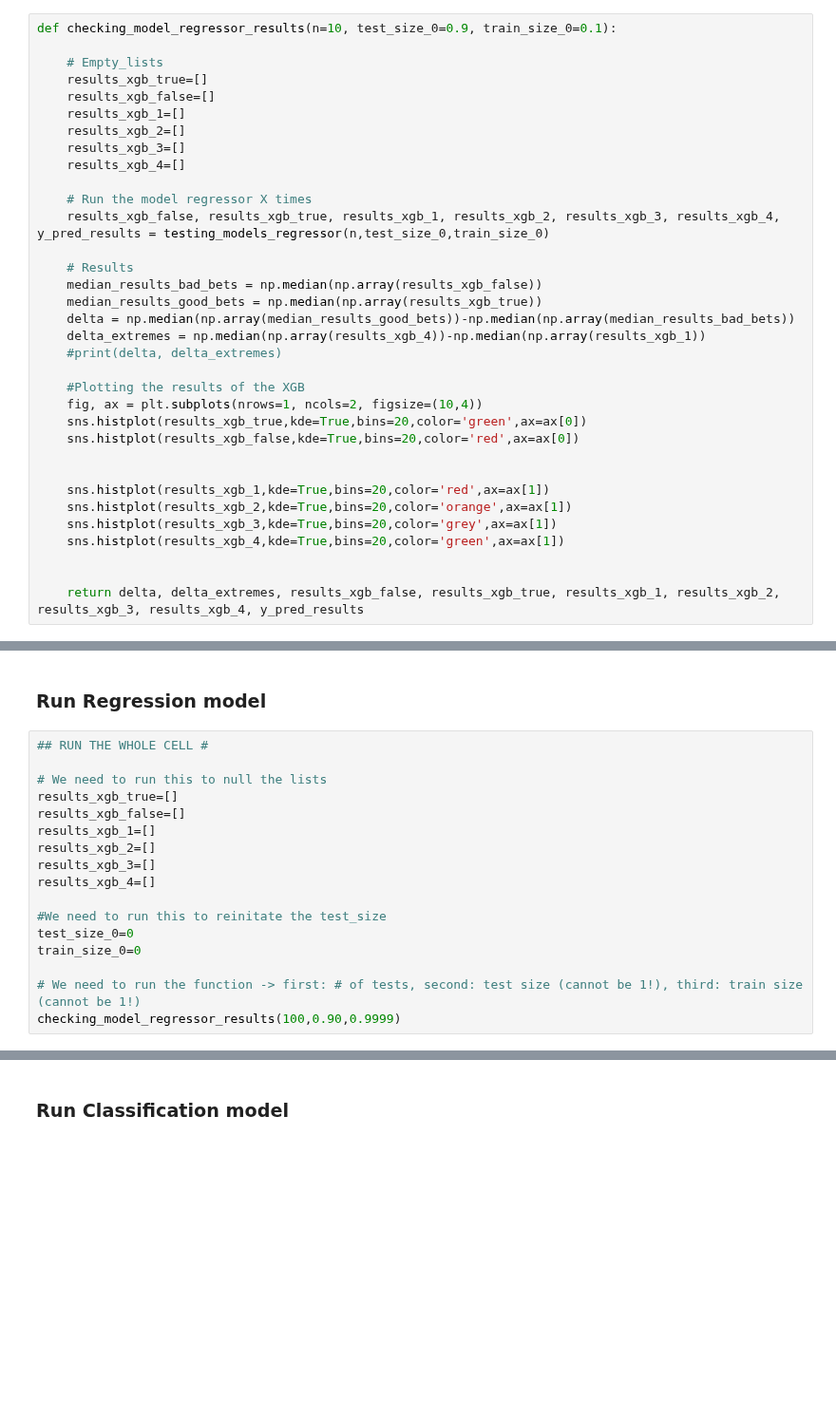
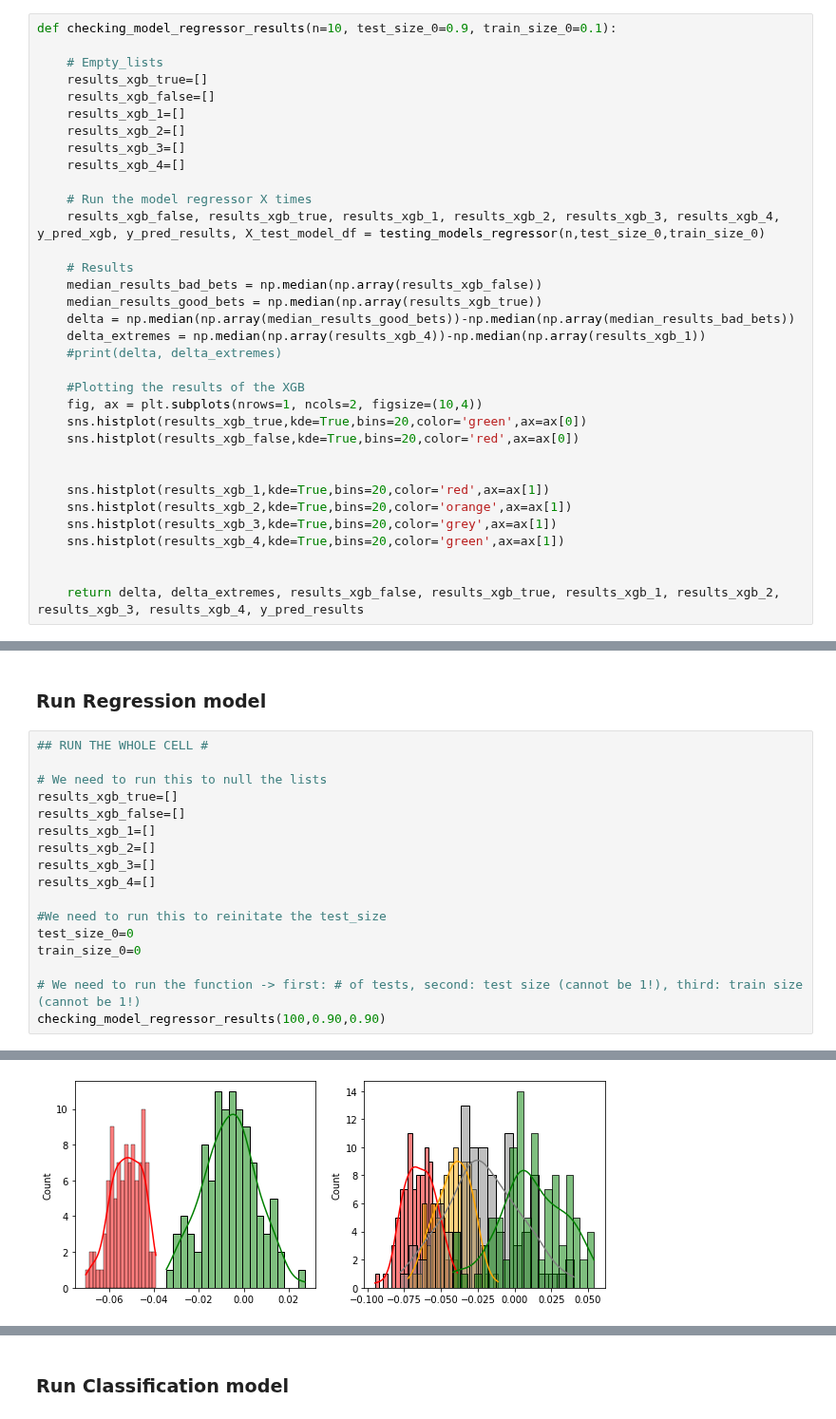
Before and after one commit to rafabertolace/OnThePitch, a Jupyter notebook: notebooks/graphs geatures - Joao.ipynb, the cells around one changed output, grey strips where cells are left out. Shown at 95% size. Drawn from its saved outputs; the diff is of its cells as text; blank space fills up the shorter version.

```diff
--- a/notebooks/graphs geatures - Joao.ipynb
+++ b/notebooks/graphs geatures - Joao.ipynb
@@ -730,7 +829,7 @@ def checking_model_regressor_results(n=10, test_size_0=0.9, train_size_0=0.1):
     results_xgb_4=[]
 
     # Run the model regressor X times
-    results_xgb_false, results_xgb_true, results_xgb_1, results_xgb_2, results_xgb_3, results_xgb_4, y_pred_results = testing_models_regressor(n,test_size_0,train_size_0)
+    results_xgb_false, results_xgb_true, results_xgb_1, results_xgb_2, results_xgb_3, results_xgb_4, y_pred_xgb, y_pred_results, X_test_model_df = testing_models_regressor(n,test_size_0,train_size_0)
 
     # Results
     median_results_bad_bets = np.median(np.array(results_xgb_false))
@@ -882,5 +982,5 @@ test_size_0=0
 train_size_0=0
 
 # We need to run the function -> first: # of tests, second: test size (cannot be 1!), third: train size (cannot be 1!)
-checking_model_regressor_results(100,0.90,0.9999)
+checking_model_regressor_results(100,0.90,0.90)
 # %% [output]
@@ -887,0 +1004 @@ UnboundLocalError: local variable 'y_pred_results' referenced before assignment
+[figure, added]
```
Also changed, not shown: parts of 17 cells of this notebook.
